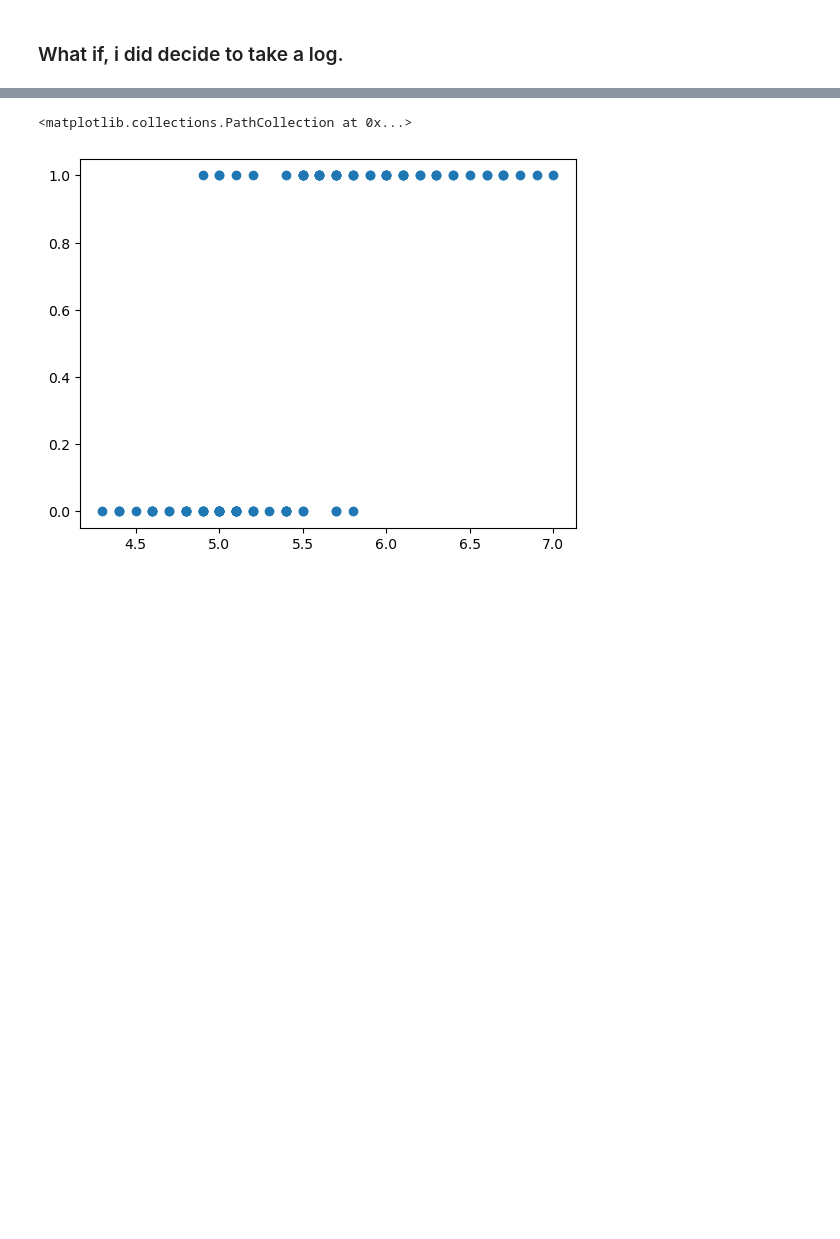
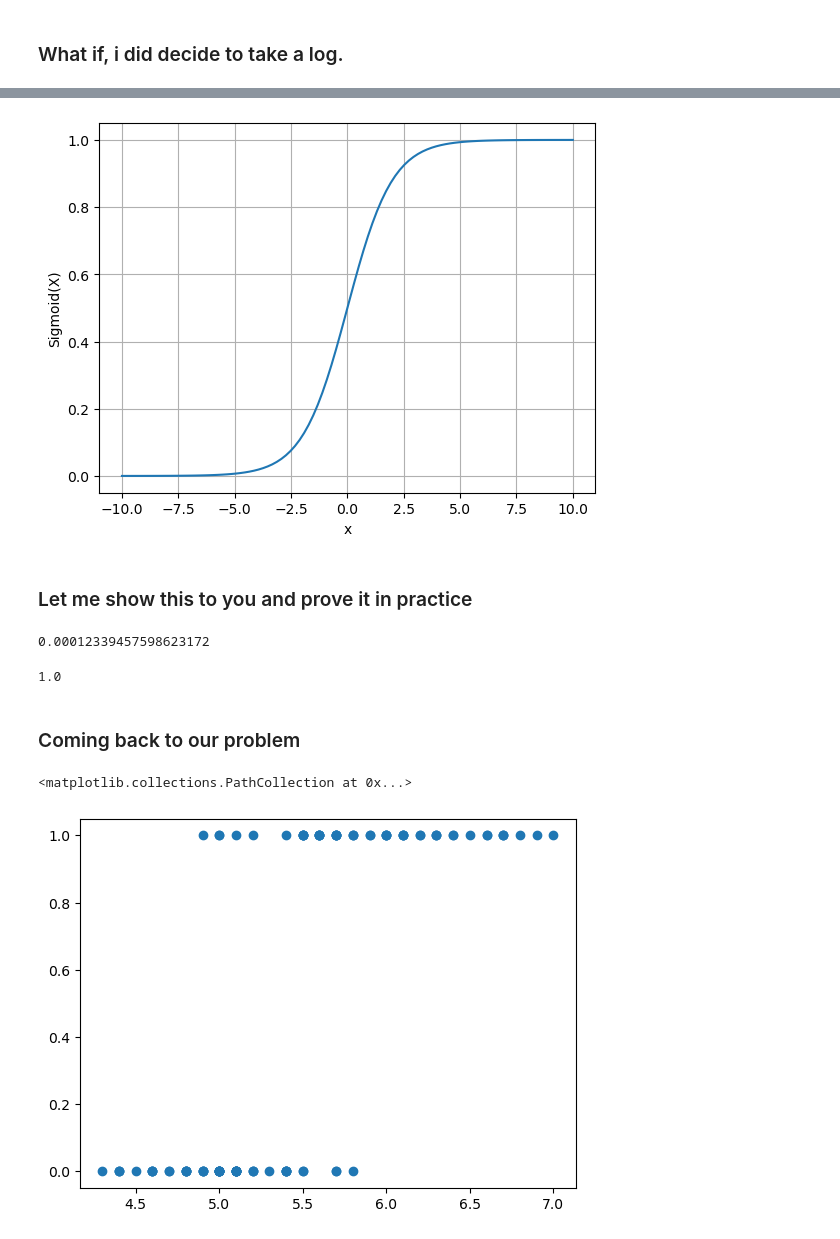
Before and after one commit to Infinity1008/Concept_explainers, a Jupyter notebook: Classification/Logistic_Regression/Logistic Regression Explained.ipynb, the cells around one changed output, grey strips where cells are left out. Drawn from its saved outputs; the diff is of its cells as text; code cells hidden in the pictures; blank space fills up the shorter version.

```diff
--- a/Classification/Logistic_Regression/Logistic Regression Explained.ipynb
+++ b/Classification/Logistic_Regression/Logistic Regression Explained.ipynb
@@ -346,0 +424,15 @@ log(1/999999999999999999999)
+# %%
+# Creating a graph
+x = np.linspace(-10, 10, 100)
+z = 1/(1 + np.exp(-x))
+
+plt.plot(x, z)
+plt.xlabel("x")
+plt.ylabel("Sigmoid(X)")
+
+plt.grid()
+plt.show()
+# %% [output]
+[figure, added]
+# %% [markdown]
+### Let me show this to you and prove it in practice
@@ -347,3 +441,14 @@ log(1/999999999999999999999)
+# %%
+1/(1 + np.exp(9))
+# %% [output]
+0.00012339457598623172
+# %%
+# Python does not store decimal values after 16ish numbers
+0.99999999999999999
+# %% [output]
+1.0
+# %% [markdown]
+### Coming back to our problem
 # %%
 plt.scatter(iris_data[:,0], iris_target)
 # %% [output]
```
Also changed, not shown: parts of 74 cells of this notebook, 13 other files.
